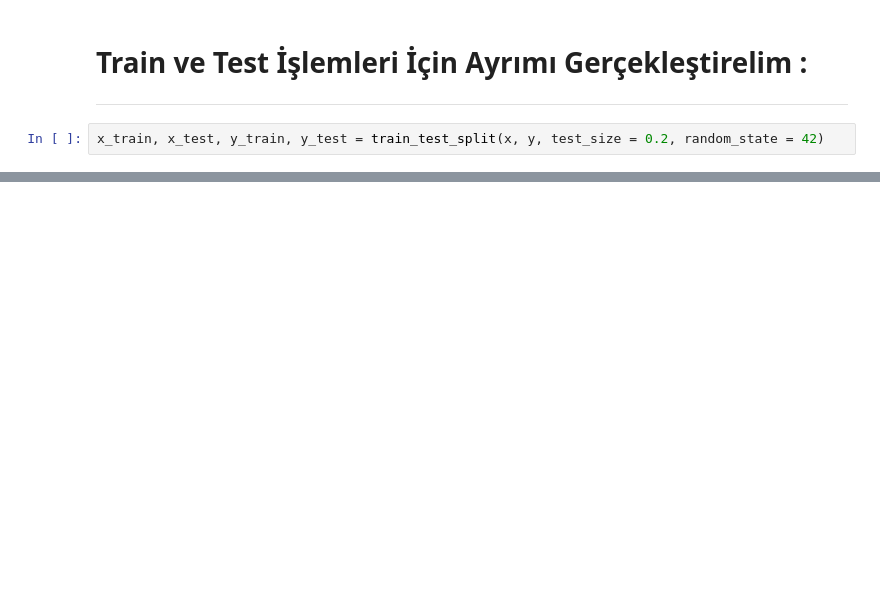
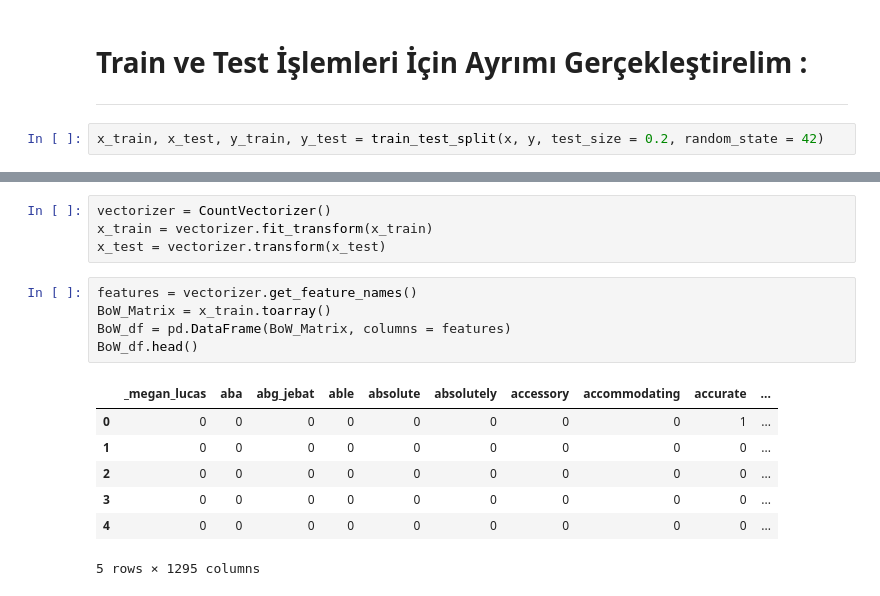
Before and after one commit to onur-kantar/Decision-Tree, a Jupyter notebook: DT.ipynb, the cells around one changed output, grey strips where cells are left out. Cells and saved outputs as stored; diff of their text form; blank space fills up the shorter version.

```diff
--- a/DT.ipynb
+++ b/DT.ipynb
@@ -268 +214,18 @@ y Test : (600, 3)
+# %%
+vectorizer = CountVectorizer()
+x_train = vectorizer.fit_transform(x_train)
+x_test = vectorizer.transform(x_test)
+# %%
+features = vectorizer.get_feature_names()
+BoW_Matrix = x_train.toarray()
+BoW_df = pd.DataFrame(BoW_Matrix, columns = features)
+BoW_df.head()
+# %% [output]
+|  | _megan_lucas | aba | abg_jebat | able | absolute | absolutely | accessory | accommodating | accurate | ... |
+| 0 | 0 | 0 | 0 | 0 | 0 | 0 | 0 | 0 | 1 | ... |
+| 1 | 0 | 0 | 0 | 0 | 0 | 0 | 0 | 0 | 0 | ... |
+| 2 | 0 | 0 | 0 | 0 | 0 | 0 | 0 | 0 | 0 | ... |
+| 3 | 0 | 0 | 0 | 0 | 0 | 0 | 0 | 0 | 0 | ... |
+| 4 | 0 | 0 | 0 | 0 | 0 | 0 | 0 | 0 | 0 | ... |
+5 rows × 1295 columns
 # %% [markdown]
```
Also changed, not shown: parts of 31 cells of this notebook, 2 other files.
